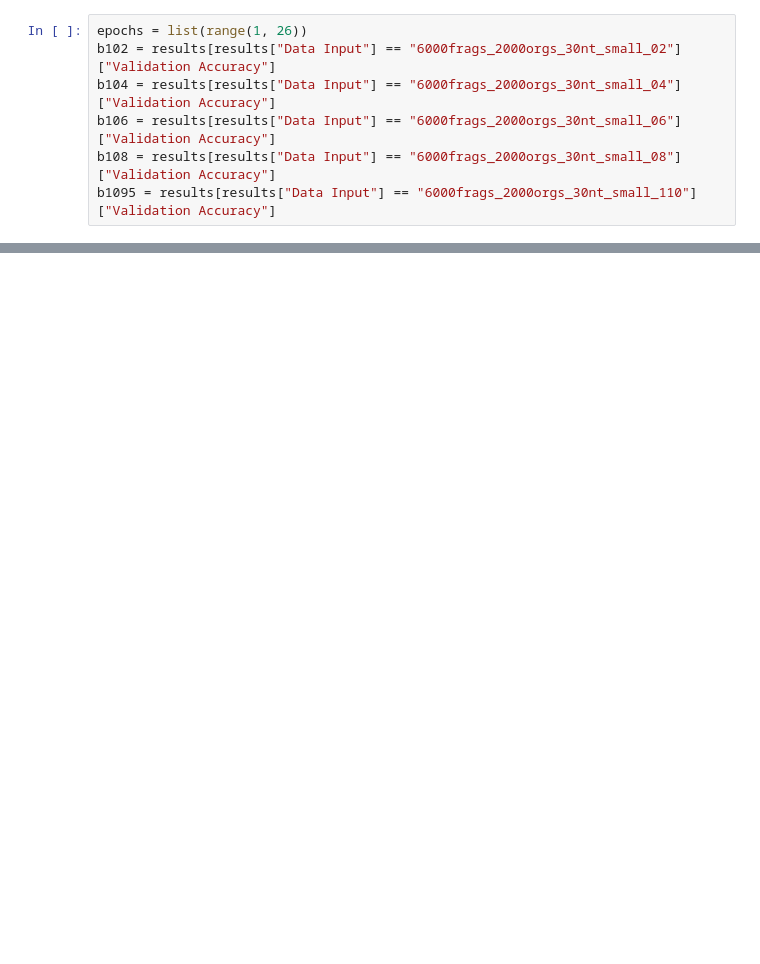
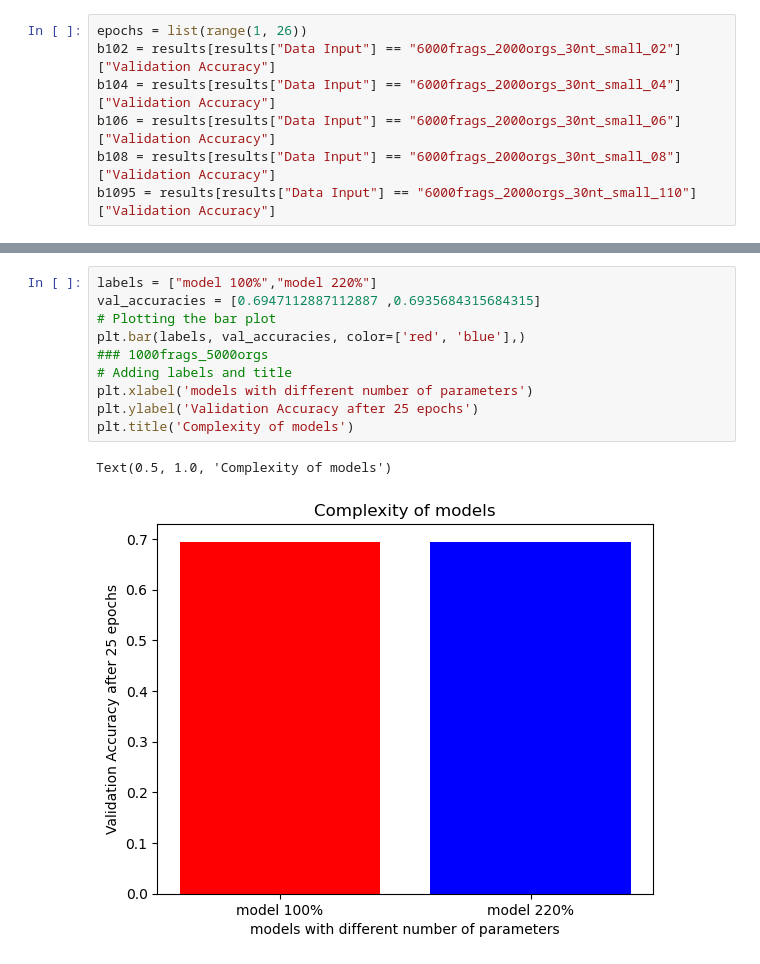
Before and after one commit to nilshof01/ORF_prediction, a Jupyter notebook: results_figures.ipynb, the cells around one changed output, grey strips where cells are left out. Saved outputs shown, nothing was run; the diff lists cells and outputs as text; blank space fills up the shorter version.

```diff
--- a/results_figures.ipynb
+++ b/results_figures.ipynb
@@ -75,0 +128,13 @@ plt.legend()
+# %%
+labels = ["model 100%","model 220%"]
+val_accuracies = [0.6947112887112887 ,0.6935684315684315]
+# Plotting the bar plot
+plt.bar(labels, val_accuracies, color=['red', 'blue'],)
+### 1000frags_5000orgs
+# Adding labels and title
+plt.xlabel('models with different number of parameters')
+plt.ylabel('Validation Accuracy after 25 epochs')
+plt.title('Complexity of models')
+# %% [output]
+Text(0.5, 1.0, 'Complexity of models')
+[figure, added]
```
Also changed, not shown: parts of 10 cells of this notebook, 8 other files.
